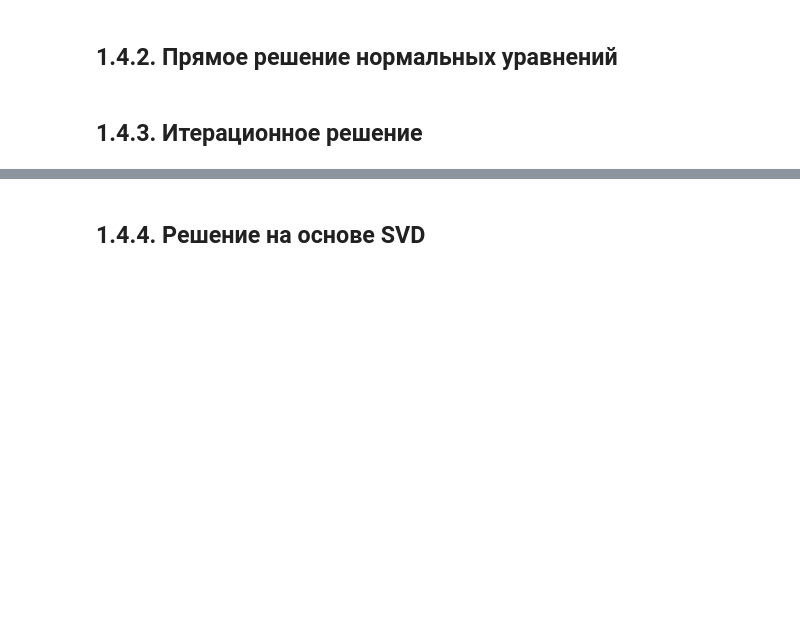
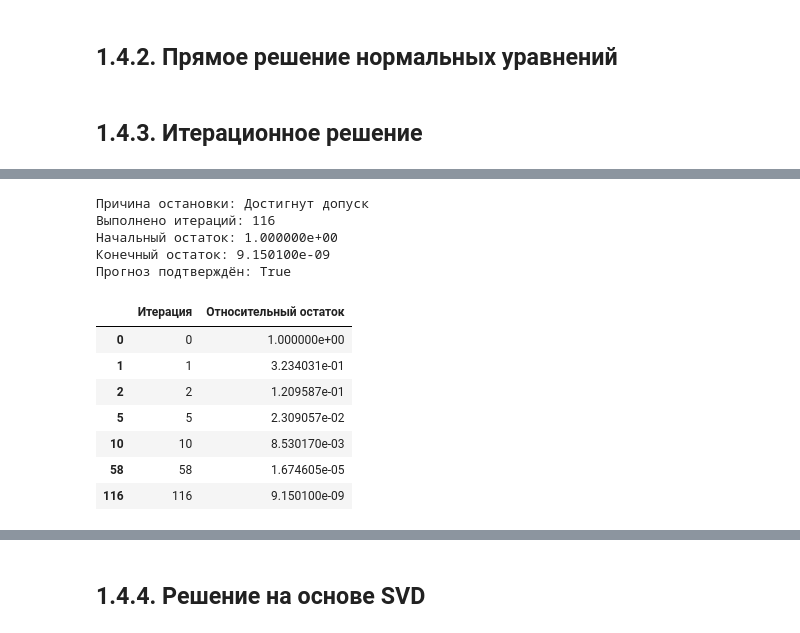
Before and after one commit to aibryanov/MOMO_labs, a Jupyter notebook: lab_1/lab_1.ipynb, the cells around one changed output, grey strips where cells are left out. Drawn from its saved outputs; the diff is of its cells as text; code cells hidden in the pictures; blank space fills up the shorter version.

```diff
--- a/lab_1/lab_1.ipynb
+++ b/lab_1/lab_1.ipynb
@@ -362,0 +453,30 @@ print("Максимальное различие корреляций:", np.max(
+# %%
+beta_seidel, residuals_seidel, status_seidel = gauss_seidel(
+    A_seidel, b_seidel, beta0_seidel, tol_seidel, max_iter_seidel
+)
+n_iter_seidel = len(residuals_seidel) - 1
+history_seidel = pd.DataFrame({
+    "Итерация": np.arange(len(residuals_seidel)),
+    "Относительный остаток": residuals_seidel,
+})
+print(f"Причина остановки: {status_seidel}")
+print(f"Выполнено итераций: {n_iter_seidel}")
+print(f"Начальный остаток: {residuals_seidel[0]:.6e}")
+print(f"Конечный остаток: {residuals_seidel[-1]:.6e}")
+print(f"Прогноз подтверждён: {rho_seidel < 1 and residuals_seidel[-1] <= tol_seidel}")
+selected_steps = sorted({k for k in [0, 1, 2, 5, 10, n_iter_seidel // 2, n_iter_seidel] if k <= n_iter_seidel})
+display(history_seidel.iloc[selected_steps])
+# %% [output]
+Причина остановки: Достигнут допуск
+Выполнено итераций: 116
+Начальный остаток: 1.000000e+00
+Конечный остаток: 9.150100e-09
+Прогноз подтверждён: True
+|  | Итерация | Относительный остаток |
+| 0 | 0 | 1.000000e+00 |
+| 1 | 1 | 3.234031e-01 |
+| 2 | 2 | 1.209587e-01 |
+| 5 | 5 | 2.309057e-02 |
+| 10 | 10 | 8.530170e-03 |
+| 58 | 58 | 1.674605e-05 |
+| 116 | 116 | 9.150100e-09 |
```
Also changed, not shown: parts of 7 cells of this notebook.
